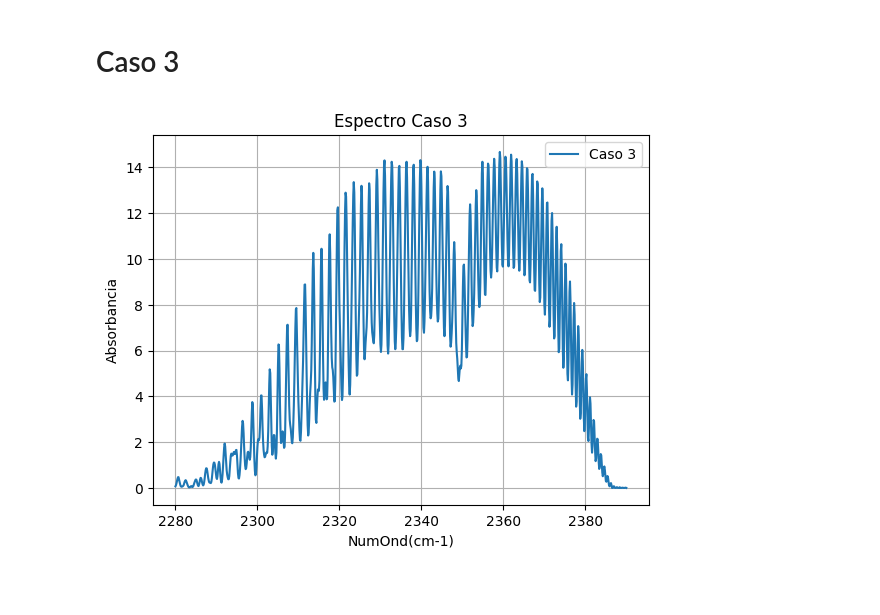
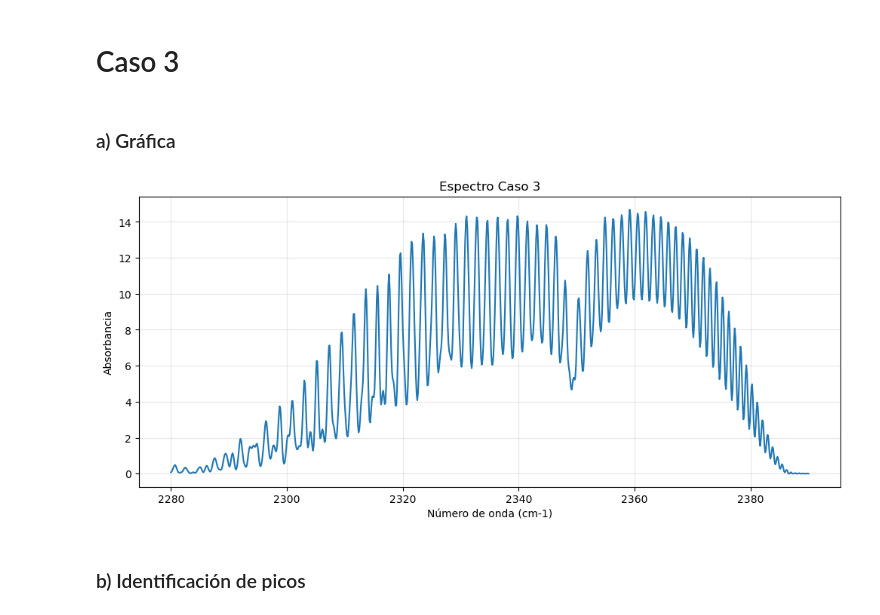
Before and after one commit to FabianC010/Proyecto-Espectroscopia-Molecular, a Jupyter notebook: Analisis.ipynb, the cells around one changed output. Saved outputs shown, nothing was run; the diff lists cells and outputs as text; code cells hidden in the pictures; blank space fills up the shorter version.

Commit message:
Caso 3 completado.

```diff
--- a/Analisis.ipynb
+++ b/Analisis.ipynb
@@ -4,7 +4,7 @@ import numpy as np
 import scipy as sp
 import pandas as pd
 
-Caso1, Caso2, Caso3 = pd.read_excel('Trabajo Final - Hoja de Datos.xlsx', sheet_name= 'Caso1'), pd.read_excel('Trabajo Final - Hoja de Datos.xlsx', sheet_name= 'Caso2'), pd.read_excel('Trabajo Final - Hoja de Datos.xlsx', sheet_name= 'Caso3')
+Caso1, Caso2, Caso3 = pd.read_csv("Caso1.csv"), pd.read_csv("Caso2.csv"), pd.read_csv("Caso3.csv")
 # %% [markdown]
 # Caso 1
 # %% [markdown]
@@ -231,13 +231,21 @@ plt.show()
 Sí existe una muy buena aproximación.
 # %% [markdown]
 # Caso 3
+# %% [markdown]
+### a) Gráfica
 # %%
-plt.plot(Caso3['NumOnd(cm-1)'], Caso3['Absorbancia'], label='Caso 3')
-plt.xlabel('NumOnd(cm-1)')
+Caso3 = Caso3.sort_values('NumOnd(cm-1)').reset_index(drop=True)
+NumOnd = Caso3['NumOnd(cm-1)'].values
+Abs = Caso3['Absorbancia'].values
+
+plt.figure(figsize=(12,5))
+plt.plot(NumOnd, Abs)
+plt.xlabel('Número de onda (cm-1)')
 plt.ylabel('Absorbancia')
 plt.title('Espectro Caso 3')
-plt.legend()
-plt.grid(True)
+plt.grid(True, alpha = 0.3)
 plt.show()
 # %% [output]
-[figure, old version]
+[figure, new version]
+# %% [markdown]
+### b) Identificación de picos
```
Also changed, not shown: parts of 13 cells of this notebook.
